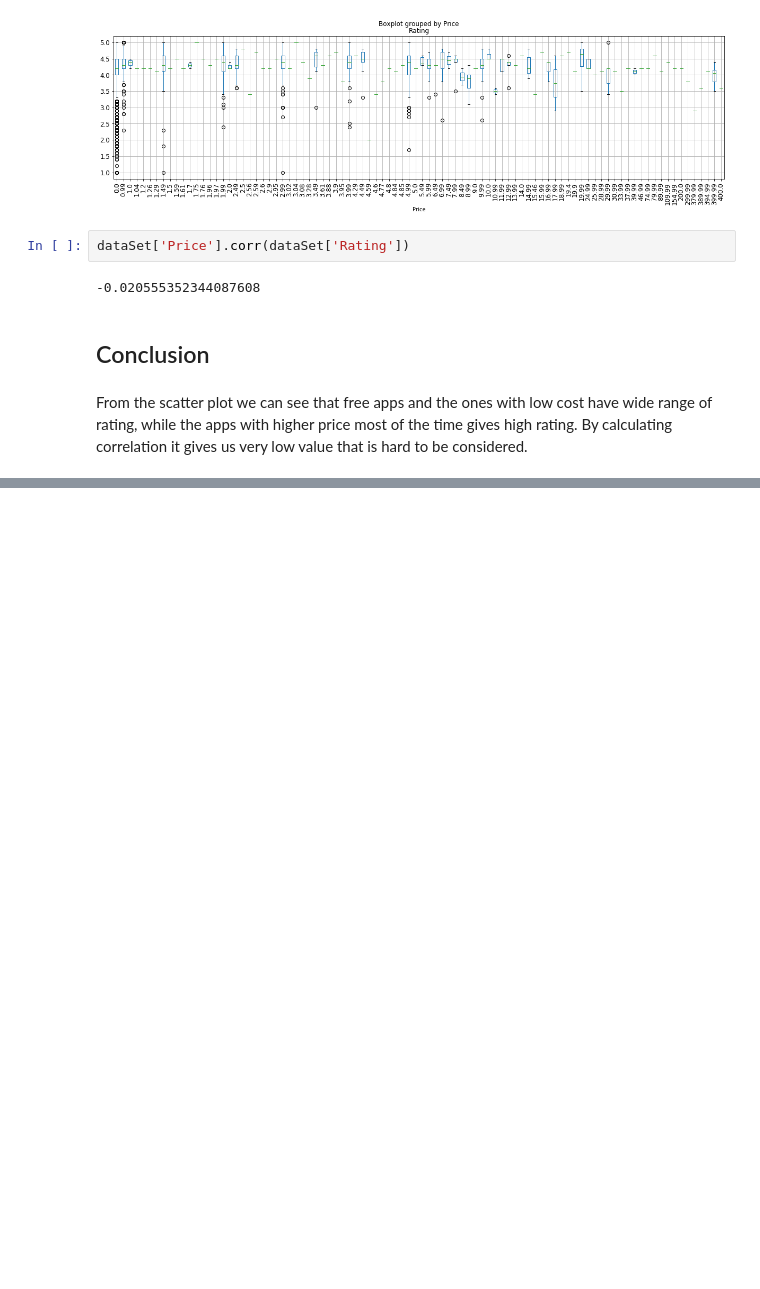
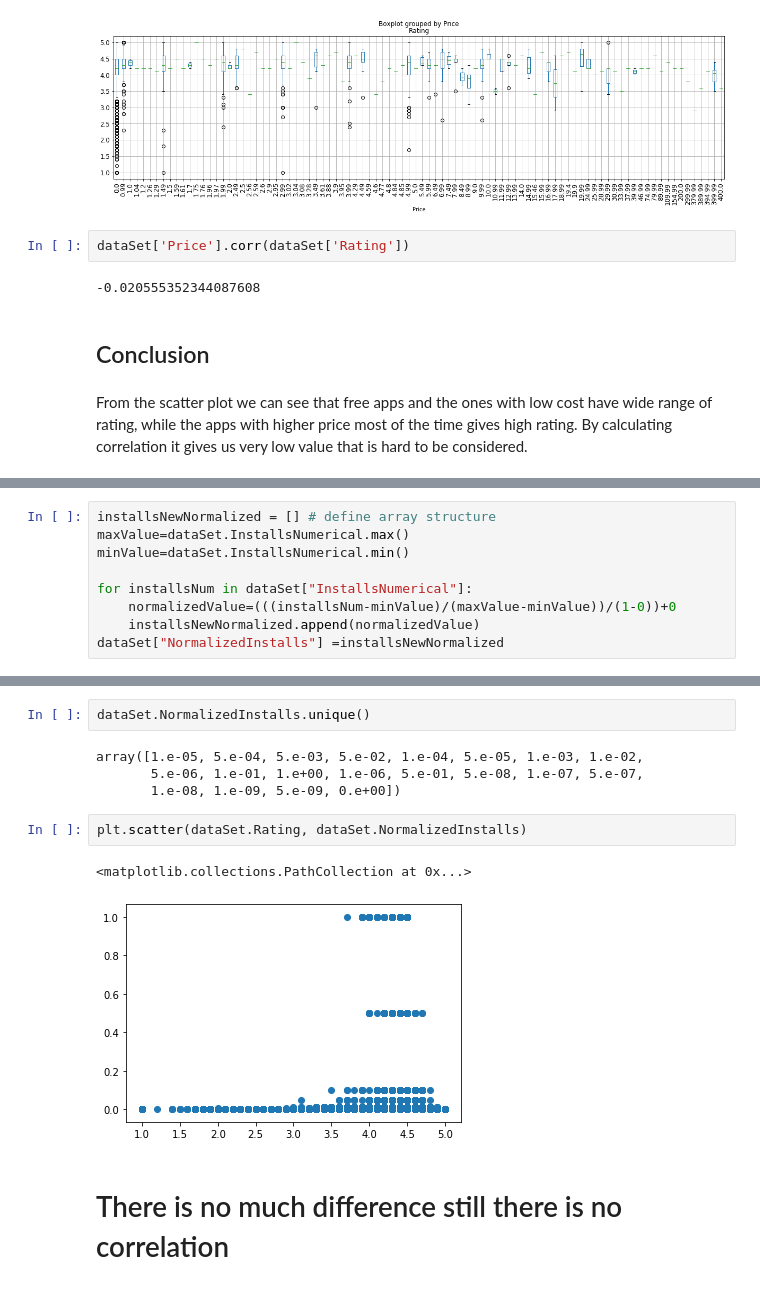
Before and after one commit to yasmeenel3sh/DataEngineeringCourseProject, a Jupyter notebook: google-play-store-apps/Final.ipynb, the cells around one changed output, grey strips where cells are left out. Drawn from its saved outputs; the diff is of its cells as text; blank space fills up the shorter version.

```diff
--- a/google-play-store-apps/Final.ipynb
+++ b/google-play-store-apps/Final.ipynb
@@ -987,0 +1062,9 @@ From the scatter plot we can see that free apps and the ones with low cost have
+# %%
+installsNewNormalized = [] # define array structure
+maxValue=dataSet.InstallsNumerical.max()
+minValue=dataSet.InstallsNumerical.min()
+
+for installsNum in dataSet["InstallsNumerical"]:
+    normalizedValue=(((installsNum-minValue)/(maxValue-minValue))/(1-0))+0
+    installsNewNormalized.append(normalizedValue)
+dataSet["NormalizedInstalls"] =installsNewNormalized
@@ -987,0 +1087,13 @@ From the scatter plot we can see that free apps and the ones with low cost have
+# %%
+dataSet.NormalizedInstalls.unique()
+# %% [output]
+array([1.e-05, 5.e-04, 5.e-03, 5.e-02, 1.e-04, 5.e-05, 1.e-03, 1.e-02,
+       5.e-06, 1.e-01, 1.e+00, 1.e-06, 5.e-01, 5.e-08, 1.e-07, 5.e-07,
+       1.e-08, 1.e-09, 5.e-09, 0.e+00])
+# %%
+plt.scatter(dataSet.Rating, dataSet.NormalizedInstalls)
+# %% [output]
+<matplotlib.collections.PathCollection at 0x...>
+[figure, added]
+# %% [markdown]
+# There is no much difference still there is no correlation
```
Also changed, not shown: parts of 29 cells of this notebook.
